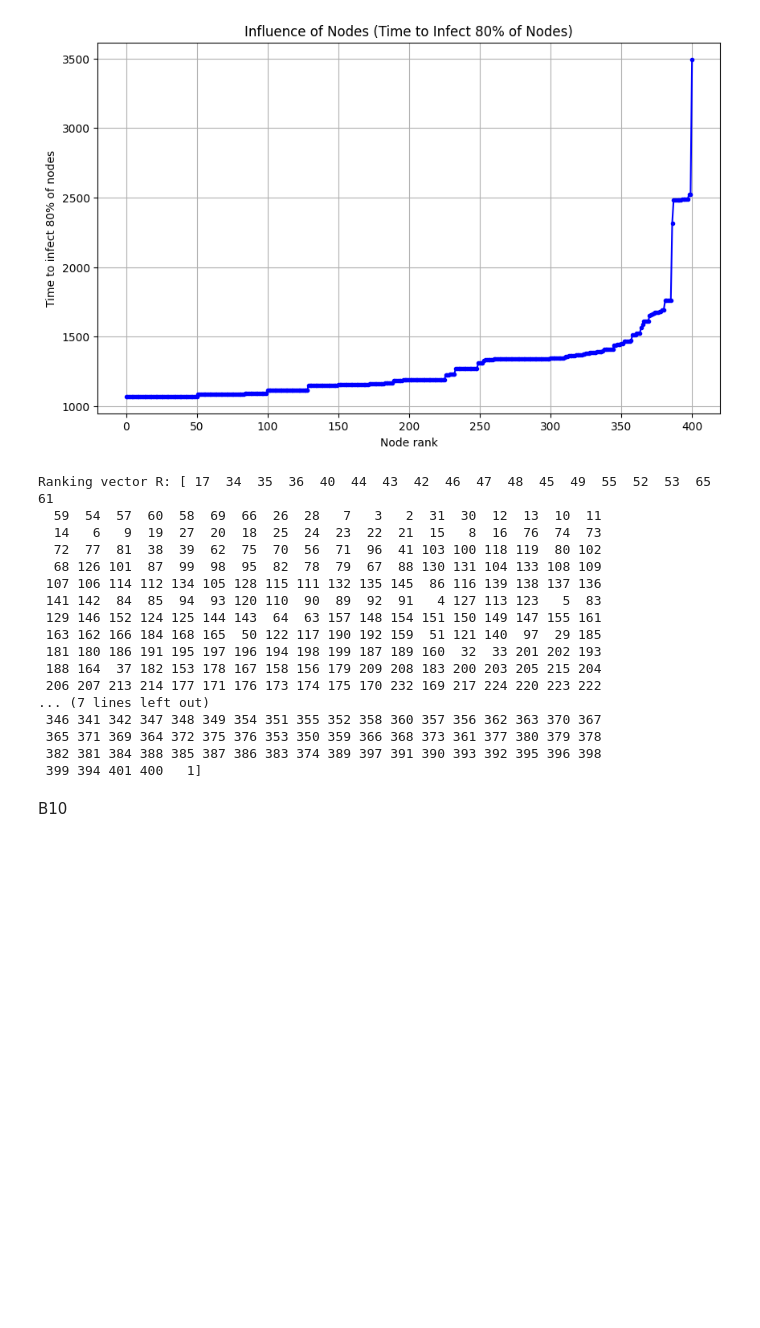
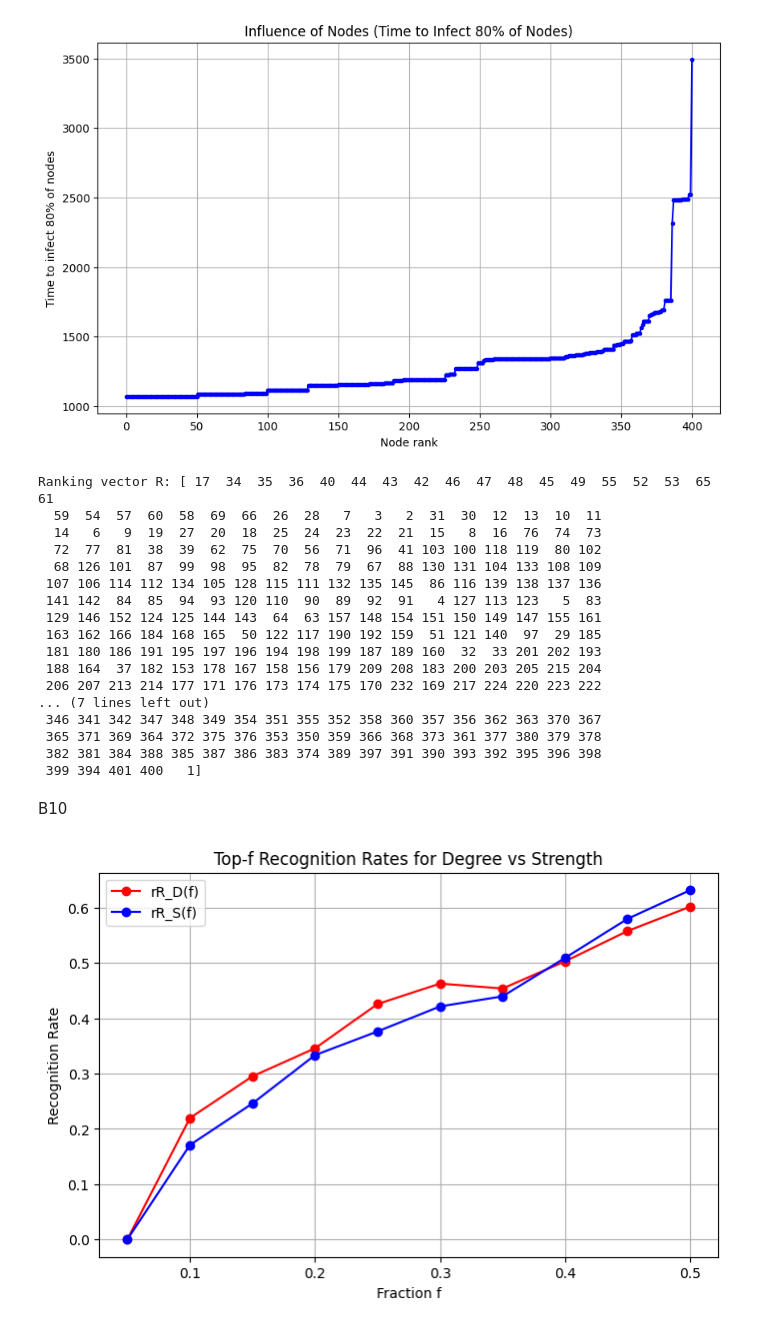
Before and after one commit to Tim-Albers/ComplexNetworks, a Jupyter notebook: Notebooks/Tim_Notebook.ipynb, the cells around one changed output. Cells and saved outputs as stored; diff of their text form; code cells hidden in the pictures; blank space fills up the shorter version.

Commit message:
added code for question 10

```diff
--- a/Notebooks/Tim_Notebook.ipynb
+++ b/Notebooks/Tim_Notebook.ipynb
@@ -285,3 +285,92 @@ Ranking vector R: [ 17  34  35  36  40  44  43  42  46  47  48  45  49  55  52
  399 394 401 400   1]
 # %% [markdown]
 B10
+# %%
+#### filepath: /home/tim/CODE/ComplexNetworks/ComplexNetworks/Notebooks/Tim_Notebook.ipynb
+# --- Code for Question 10 ---
+# 1) Build an aggregated, weighted graph from 'df' (time_step, id1, id2).
+#    Each edge weight is the total number of contacts between two nodes.
+
+import numpy as np
+import matplotlib.pyplot as plt
+import networkx as nx
+import random
+
+# Create a new weighted (aggregated) graph
+G_agg = nx.Graph()
+# Count contacts (weights) for each pair
+edge_counts = df.groupby(['id1', 'id2']).size().reset_index(name='weight')
+
+for _, row in edge_counts.iterrows():
+    u, v, w = row['id1'], row['id2'], row['weight']
+    G_agg.add_edge(u, v, weight=w)
+
+# 2) Compute degree (unweighted) and strength (weighted degree) for each node
+degree_dict = dict(G_agg.degree(weight=None))
+strength_dict = dict(G_agg.degree(weight='weight'))
+
+# Sort nodes by descending degree and descending strength
+D_sorted = sorted(degree_dict.items(), key=lambda x: x[1], reverse=True)
+S_sorted = sorted(strength_dict.items(), key=lambda x: x[1], reverse=True)
+
+# Extract just the node order
+D = [node for node, deg in D_sorted]  # D(1) is highest degree
+S = [node for node, wdeg in S_sorted] # S(1) is highest strength
+
+# 3) We already have R from previous steps (time to infect 80% sorted).
+#    R(1) is the most influential (fastest to infect 80%).
+#    Assume it is stored as a list of node IDs, R[0] being the top influencer.
+
+# 4) Define fractions to test
+fractions = [0.05, 0.1, 0.15, 0.2, 0.25, 0.3, 0.35, 0.4, 0.45, 0.5]
+N = G_agg.number_of_nodes()
+n_runs = 1000  # number of tie-handling runs
+
+def random_top_fraction(rank_list, fraction):
+    """
+    Returns a randomly chosen set of top-fraction nodes from 'rank_list',
+    handling any ties at the cutoff by shuffling them. Modify if you need
+    a more advanced tie-handling approach.
+    """
+    import math
+    top_count = math.ceil(fraction * len(rank_list))
+    # If no ties in your data, we can simply pick the top top_count.
+    # If there are ties, you'd incorporate random sampling here.
+    return set(rank_list[:top_count])
+
+def recognition_rate(R, X, f):
+    """
+    | Rf ∩ Xf | / |Rf|
+    R is seed-influence ranking, X is degree or strength ranking.
+    """
+    Rf = random_top_fraction(R, f)
+    Xf = random_top_fraction(X, f)
+    return len(Rf.intersection(Xf)) / len(Rf) if len(Rf) else 0
+
+recognition_RD = []
+recognition_RS = []
+
+for f in fractions:
+    vals_RD = []
+    vals_RS = []
+    for _ in range(n_runs):
+        vals_RD.append(recognition_rate(R, D, f))
+        vals_RS.append(recognition_rate(R, S, f))
+    recognition_RD.append(np.mean(vals_RD))
+    recognition_RS.append(np.mean(vals_RS))
+
+# 5) Plot rR_D(f) and rR_S(f) vs. f
+plt.figure(figsize=(8,5))
+plt.plot(fractions, recognition_RD, 'o-', label='rR_D(f)', color='red')
+plt.plot(fractions, recognition_RS, 'o-', label='rR_S(f)', color='blue')
+plt.xlabel('Fraction f')
+plt.ylabel('Recognition Rate')
+plt.title('Top-f Recognition Rates for Degree vs Strength')
+plt.grid(True)
+plt.legend()
+plt.show()
+
+# 6) Interpretation:
+# The curve that stays higher indicates a better predictor of nodal influence.
+# %% [output]
+[figure, added]
```
